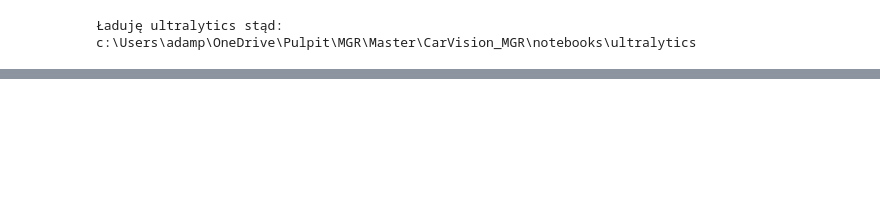
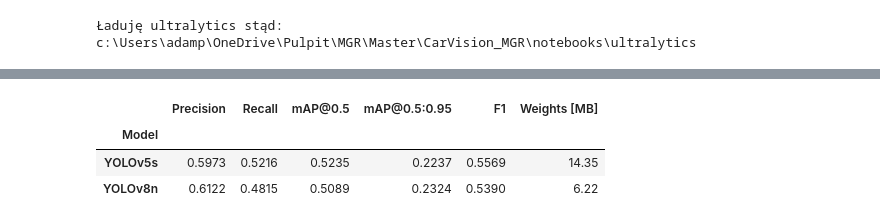
Before and after one commit to adis92202/CarVision_MGR, a Jupyter notebook: notebooks/training.ipynb, the cells around one changed output, grey strips where cells are left out. Saved outputs shown, nothing was run; the diff lists cells and outputs as text; code cells hidden in the pictures; blank space fills up the shorter version.

```diff
--- a/notebooks/training.ipynb
+++ b/notebooks/training.ipynb
@@ -437,0 +464,88 @@ Error:
+# %%
+from pathlib import Path
+import pandas as pd
+import numpy as np
+
+# YOLOv5
+V5_TRAIN_DIR = Path("yolov5/runs/train/pothole_yolov5s_optimal")
+V5_CSV = V5_TRAIN_DIR / "results.csv"
+V5_WEIGHTS = V5_TRAIN_DIR / "weights/best.pt"
+V5_VAL_DIR = Path("yolov5/runs/val/exp2")
+
+# YOLOv8
+V8_WEIGHTS = Path("ultralytics_repo/runs/detect/pothole_yolov8n_cli/weights/best.pt")
+V8_DIR = Path("ultralytics_repo/runs/detect/pothole_yolov8n_cli")
+V8_CSV = V8_DIR / "results.csv"
+
+
+# Funkcja do wczytania ostatniego wiersza metrics z results.csv
+def load_metrics_from_results_csv(csv_path: Path) -> dict:
+    assert csv_path.exists(), f"Brak pliku: {csv_path}"
+    df = pd.read_csv(csv_path)
+    df.columns = df.columns.str.strip()
+
+    last = df.tail(1).iloc[0]
+    cols = df.columns.tolist()
+
+    def pick(*cands):
+        for c in cands:
+            if c in cols:
+                return float(last[c])
+        return None
+
+    # Obsługa nazw z YOLOv5 i YOLOv8
+    precision = pick("precision", "metrics/precision", "metrics/precision(B)")
+    recall = pick("metrics/recall", "recall", "metrics/recall(B)")
+    map50 = pick("metrics/mAP_0.5", "metrics/mAP50", "metrics/mAP50(B)")
+    map5095 = pick("metrics/mAP_0.5:0.95", "metrics/mAP50-95", "metrics/mAP50-95(B)")
+
+    f1 = (
+        (2 * precision * recall / (precision + recall))
+        if precision and recall and (precision + recall) > 0
+        else None
+    )
+
+    return {
+        "Precision": precision,
+        "Recall": recall,
+        "mAP@0.5": map50,
+        "mAP@0.5:0.95": map5095,
+        "F1": f1,
+    }
+
+
+def weight_mb(p: Path):
+    return round(p.stat().st_size / 1e6, 2) if p and p.exists() else None
+
+
+# Wczytaj metryki
+metrics5 = load_metrics_from_results_csv(V5_CSV)
+metrics8 = load_metrics_from_results_csv(V8_CSV)
+
+# Rozmiary wag
+w5_mb = weight_mb(V5_WEIGHTS)
+w8_mb = weight_mb(V8_WEIGHTS)
+
+# Zbiorcza tabela
+summary = (
+    pd.DataFrame(
+        [
+            {"Model": "YOLOv5s", **metrics5, "Weights [MB]": w5_mb},
+            {"Model": "YOLOv8n", **metrics8, "Weights [MB]": w8_mb},
+        ]
+    )
+    .set_index("Model")
+    .map(
+        lambda x: (
+            float(x) if isinstance(x, (int, float, np.integer, np.floating)) else x
+        )
+    )
+)
+
+summary = summary.round(4)
+summary
+# %% [output]
+|  | Precision | Recall | mAP@0.5 | mAP@0.5:0.95 | F1 | Weights [MB] |
+| Model |  |  |  |  |  |  |
+| YOLOv5s | 0.5973 | 0.5216 | 0.5235 | 0.2237 | 0.5569 | 14.35 |
+| YOLOv8n | 0.6122 | 0.4815 | 0.5089 | 0.2324 | 0.5390 | 6.22 |
```
Also changed, not shown: parts of 17 cells of this notebook, 1 other file.
